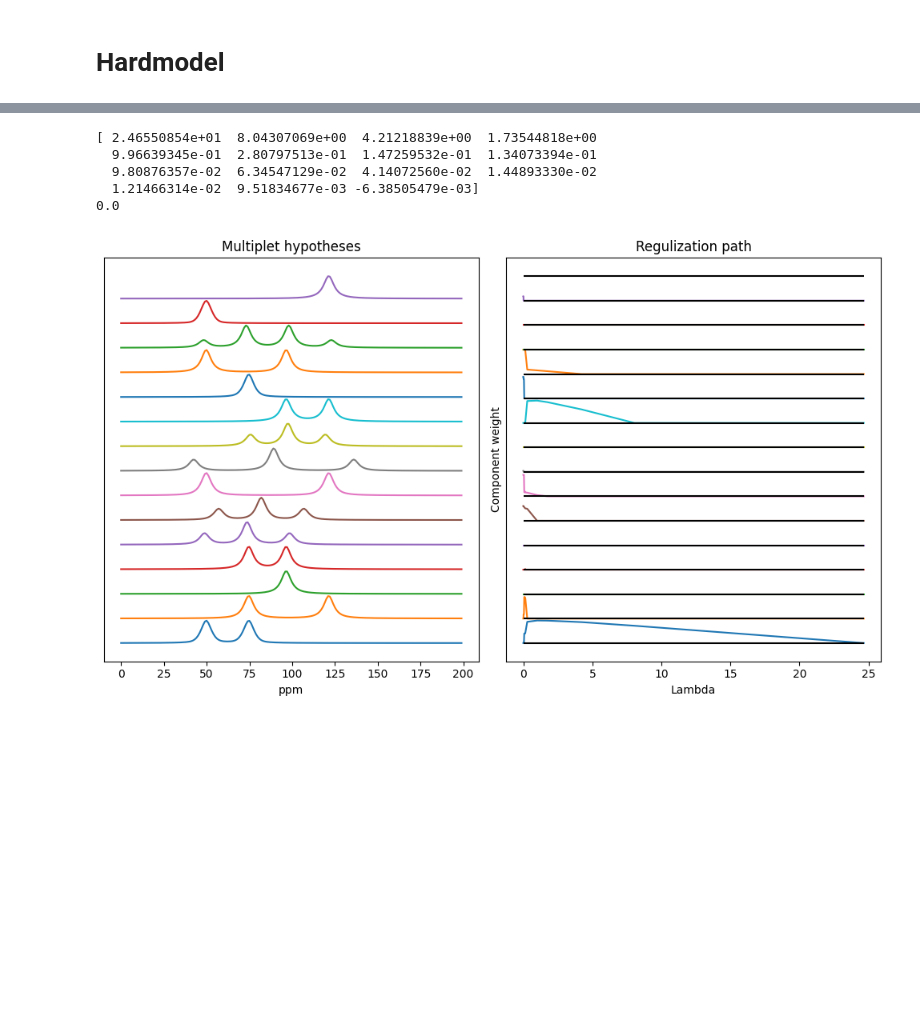
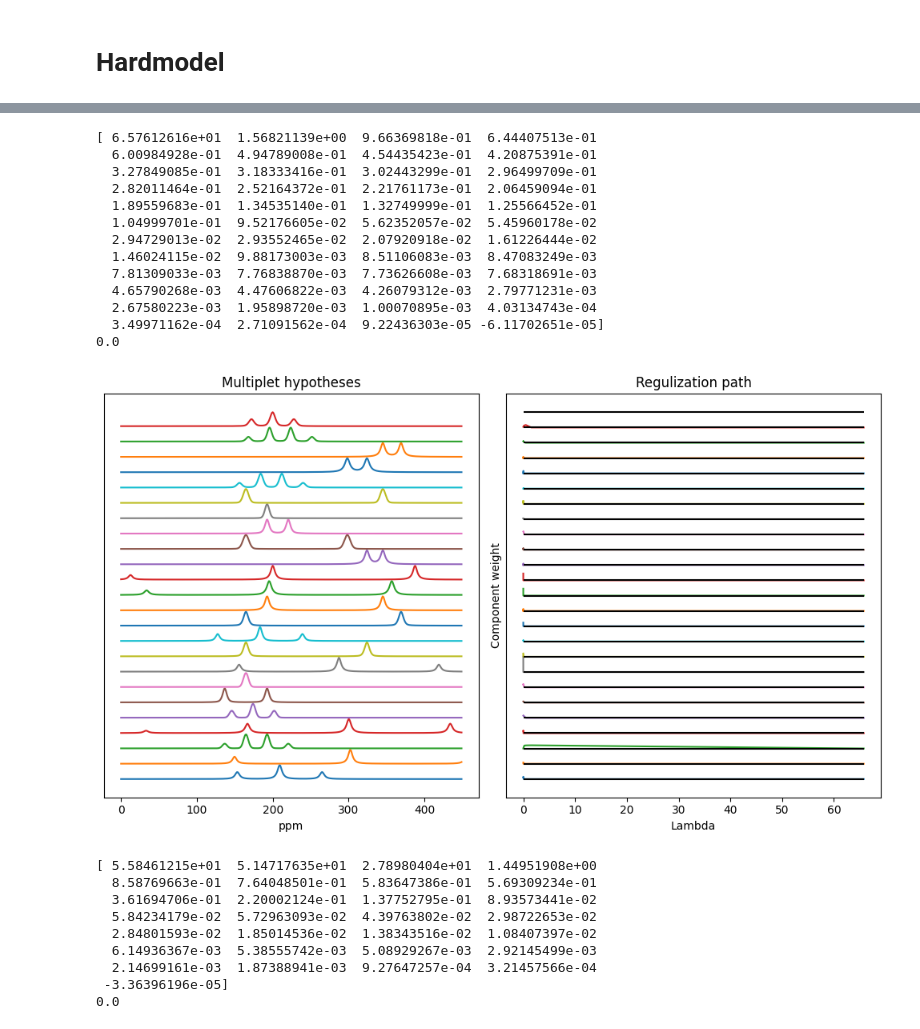
Before and after one commit to LucasEmcken/Bachelorprojekt, a Jupyter notebook: wine_experiment1.ipynb, the cells around one changed output, grey strips where cells are left out. Drawn from its saved outputs; the diff is of its cells as text; code cells hidden in the pictures; blank space fills up the shorter version.

```diff
--- a/wine_experiment1.ipynb
+++ b/wine_experiment1.ipynb
@@ -149,12 +149,12 @@ lambda_axis = []
 C_path = []
 
 for i in range(len(H_est)):
-    means, sigmas, n = single_fit(H_est[i], min_height=0.5, min_sigma=1, lr=0.1 , plot=True)
+    means, sigmas, n = single_fit(H_est[i], min_height=0.01, min_sigma=1, lr=0.1 , plot=False)
     #diff_matrix = calc_difference_matrix(sigmas)
     print("HERER ARE THE SINGLE FITS SIGMAS")
     print(sigmas)
     diff_matrix = calc_difference_matrix(np.ones((len(sigmas))))
-    hypothesis = peak_hypothesis(diff_matrix, cutoff=10/100)
+    hypothesis = peak_hypothesis(diff_matrix)
     hardmodel = Hard_Model(H_est[i], hypothesis, means, sigmas, n, lr=10, alpha = 1e-3, factor=1, patience=1, min_imp=0.01)
 
     W, C, running_loss, path, lambdas = hardmodel.fit(verbose=True, return_loss=True, threshold=0.5)
@@ -219,36 +252,53 @@ for i in range(len(reg_paths)):
     ymax = 1.1
     # for j, vec in enumerate(C):
     #     ymax = max(ymax,(C[j]/max(C[j])).max())
 
-    cutoff = [0]
+    cutoff = [1]*3
 
     yoffset = ymax
     t = 0
     for j, vec in enumerate(C):
         if any(path[0][j] >= cutoff[i]):
             ax1.plot(x,vec/max(vec)+yoffset*t)
             t += 1
     print(path[0].min())
 
     ymax = path[0].max()
     yoffset = ymax
     t = 0
     for j, vec in enumerate(C):
         if any(path[0][j] >= cutoff[i]):
             ax2.plot(lambdas[0],path[0][j]+yoffset*t, scalex='log')
             ax2.hlines(yoffset*t,lambdas[0][-1],lambdas[0][0], color="k")
             t +=1
     ax2.hlines(yoffset*t,lambdas[0][-1],lambdas[0][0], color="k")
 
     #plt.title("Hardmodelled component regulization path")
     #plt.plot(lambdas[0], reg_paths[i][0].T)
     # plt.savefig("fig"+str(i)+"_path")
     plt.tight_layout()
     plt.show()
 # %% [output]
-[ 2.46550854e+01  8.04307069e+00  4.21218839e+00  1.73544818e+00
-  9.96639345e-01  2.80797513e-01  1.47259532e-01  1.34073394e-01
-  9.80876357e-02  6.34547129e-02  4.14072560e-02  1.44893330e-02
-  1.21466314e-02  9.51834677e-03 -6.38505479e-03]
+[ 6.57612616e+01  1.56821139e+00  9.66369818e-01  6.44407513e-01
+  6.00984928e-01  4.94789008e-01  4.54435423e-01  4.20875391e-01
+  3.27849085e-01  3.18333416e-01  3.02443299e-01  2.96499709e-01
+  2.82011464e-01  2.52164372e-01  2.21761173e-01  2.06459094e-01
+  1.89559683e-01  1.34535140e-01  1.32749999e-01  1.25566452e-01
+  1.04999701e-01  9.52176605e-02  5.62352057e-02  5.45960178e-02
+  2.94729013e-02  2.93552465e-02  2.07920918e-02  1.61226444e-02
+  1.46024115e-02  9.88173003e-03  8.51106083e-03  8.47083249e-03
+  7.81309033e-03  7.76838870e-03  7.73626608e-03  7.68318691e-03
+  4.65790268e-03  4.47606822e-03  4.26079312e-03  2.79771231e-03
+  2.67580223e-03  1.95898720e-03  1.00070895e-03  4.03134743e-04
+  3.49971162e-04  2.71091562e-04  9.22436303e-05 -6.11702651e-05]
 0.0
-[figure, old version]
+[figure, new version]
+[ 5.58461215e+01  5.14717635e+01  2.78980404e+01  1.44951908e+00
+  8.58769663e-01  7.64048501e-01  5.83647386e-01  5.69309234e-01
+  3.61694706e-01  2.20002124e-01  1.37752795e-01  8.93573441e-02
+  5.84234179e-02  5.72963093e-02  4.39763802e-02  2.98722653e-02
+  2.84801593e-02  1.85014536e-02  1.38343516e-02  1.08407397e-02
+  6.14936367e-03  5.38555742e-03  5.08929267e-03  2.92145499e-03
+  2.14699161e-03  1.87388941e-03  9.27647257e-04  3.21457566e-04
+ -3.36396196e-05]
+0.0
```
Also changed, not shown: parts of 5 cells of this notebook.
